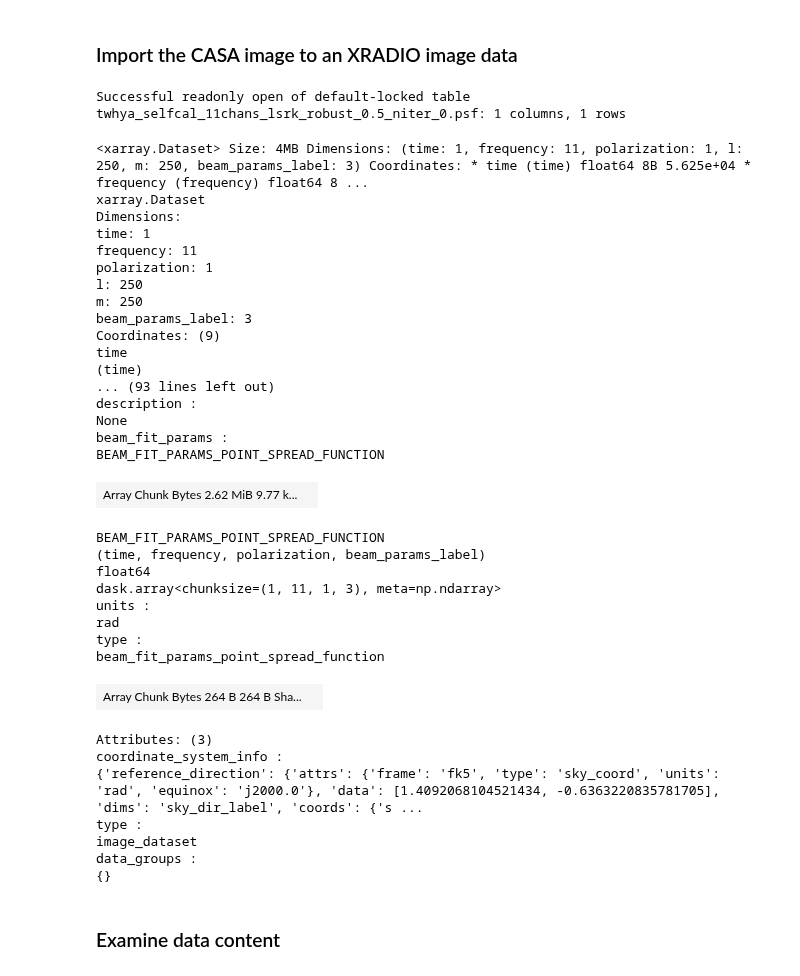
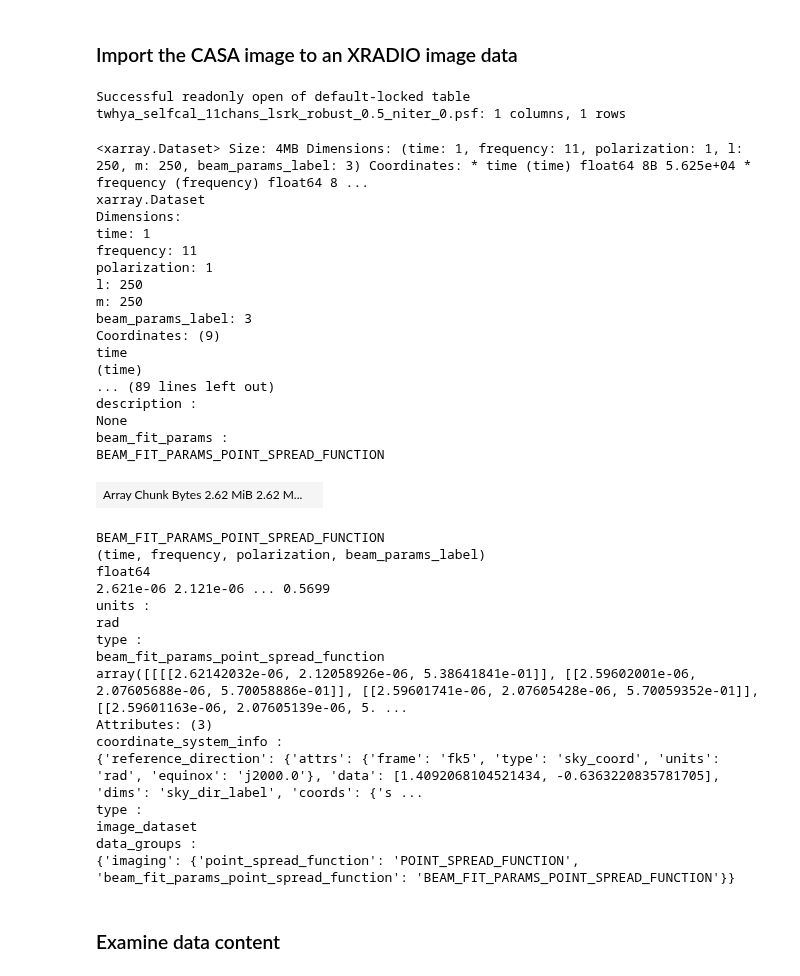
Before and after one commit to casangi/astroviper, a Jupyter notebook: docs/core_tutorials/image_analysis/psf_fitting.ipynb, the cells around one changed output. Drawn from its saved outputs; the diff is of its cells as text; code cells hidden in the pictures.

```diff
--- a/docs/core_tutorials/image_analysis/psf_fitting.ipynb
+++ b/docs/core_tutorials/image_analysis/psf_fitting.ipynb
@@ -128,45 +123,46 @@ download(file="twhya_selfcal_11chans_lsrk_robust_0.5_niter_0.psf")
 # %% [markdown]
 ### Import the CASA image to an XRADIO image data
 # %%
-from xradio.image import open_image
-xds = open_image(store='twhya_selfcal_11chans_lsrk_robust_0.5_niter_0.psf', chunks={"l":25, "m":25, "frequency":4} )
+from xradio.image import load_image
+xds = load_image(store={"point_spread_function": "twhya_selfcal_11chans_lsrk_robust_0.5_niter_0.psf"})
+xds.attrs['data_groups'] = {"imaging": {"point_spread_function": "POINT_SPREAD_FUNCTION","beam_fit_params_point_spread_function": "BEAM_FIT_PARAMS_POINT_SPREAD_FUNCTION"}}
 xds
 # %% [output]
 Successful readonly open of default-locked table twhya_selfcal_11chans_lsrk_robust_0.5_niter_0.psf: 1 columns, 1 rows
 <xarray.Dataset> Size: 4MB Dimensions: (time: 1, frequency: 11, polarization: 1, l: 250, m: 250, beam_params_label: 3) Coordinates: * time (time) float64 8B 5.625e+04 * frequency (frequency) float64 8 ...
 xarray.Dataset
 Dimensions:
 time: 1
 frequency: 11
 polarization: 1
 l: 250
 m: 250
 beam_params_label: 3
 Coordinates: (9)
 time
 (time)
-... (93 lines left out)
+... (89 lines left out)
 description :
 None
 beam_fit_params :
 BEAM_FIT_PARAMS_POINT_SPREAD_FUNCTION
-| Array Chunk Bytes 2.62 MiB 9.77 k... |  |
+| Array Chunk Bytes 2.62 MiB 2.62 M... |  |
 BEAM_FIT_PARAMS_POINT_SPREAD_FUNCTION
 (time, frequency, polarization, beam_params_label)
 float64
-dask.array<chunksize=(1, 11, 1, 3), meta=np.ndarray>
+2.621e-06 2.121e-06 ... 0.5699
 units :
 rad
 type :
 beam_fit_params_point_spread_function
+array([[[[2.62142032e-06, 2.12058926e-06, 5.38641841e-01]], [[2.59602001e-06, 2.07605688e-06, 5.70058886e-01]], [[2.59601741e-06, 2.07605428e-06, 5.70059352e-01]], [[2.59601163e-06, 2.07605139e-06, 5. ...
+Attributes: (3)
+coordinate_system_info :
+{'reference_direction': {'attrs': {'frame': 'fk5', 'type': 'sky_coord', 'units': 'rad', 'equinox': 'j2000.0'}, 'data': [1.4092068104521434, -0.6363220835781705], 'dims': 'sky_dir_label', 'coords': {'s ...
+type :
+image_dataset
+data_groups :
+{'imaging': {'point_spread_function': 'POINT_SPREAD_FUNCTION', 'beam_fit_params_point_spread_function': 'BEAM_FIT_PARAMS_POINT_SPREAD_FUNCTION'}}
-| Array Chunk Bytes 264 B 264 B Sha... |  |
-Attributes: (3)
-coordinate_system_info :
-{'reference_direction': {'attrs': {'frame': 'fk5', 'type': 'sky_coord', 'units': 'rad', 'equinox': 'j2000.0'}, 'data': [1.4092068104521434, -0.6363220835781705], 'dims': 'sky_dir_label', 'coords': {'s ...
-type :
-image_dataset
-data_groups :
-{}
 # %% [markdown]
 ### Examine data content
 # %%
```
Also changed, not shown: parts of 14 cells of this notebook, 9 other files.
